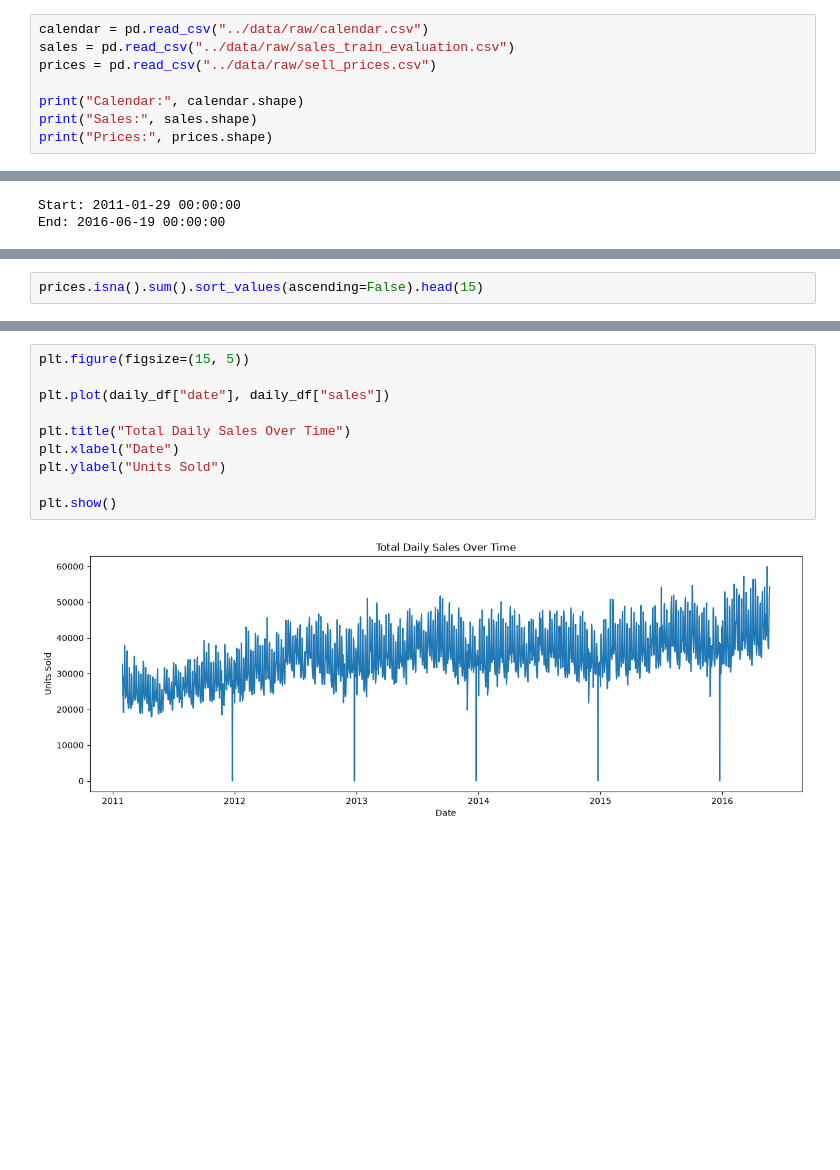
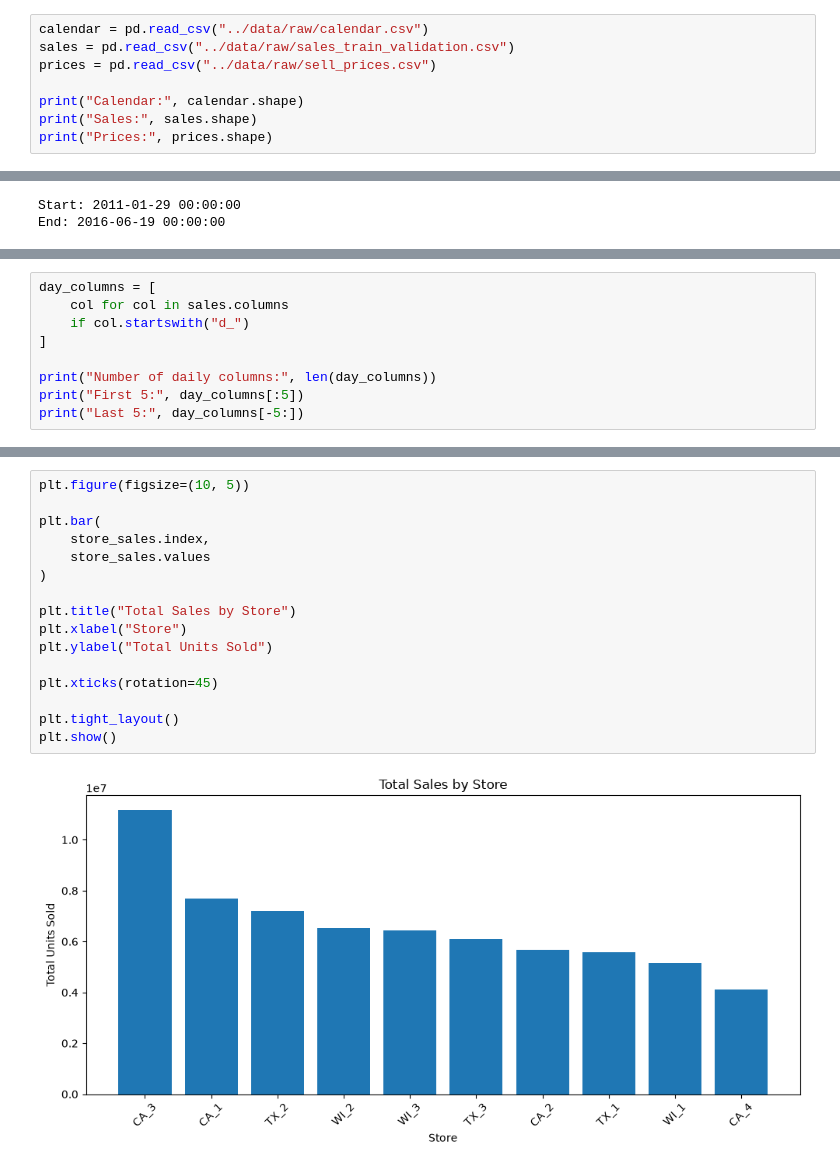
Before and after one commit to nihal-uddin-nu/Retail-Demand-Forecasting-and-Inventory-Analytics, a Jupyter notebook: notebooks/01_data_exploration.ipynb, the cells around one changed output, grey strips where cells are left out. Cells and saved outputs as stored; diff of their text form; blank space fills up the shorter version.

```diff
--- a/notebooks/01_data_exploration.ipynb
+++ b/notebooks/01_data_exploration.ipynb
@@ -6,6 +5,6 @@ import seaborn as sns
 # %%
 calendar = pd.read_csv("../data/raw/calendar.csv")
-sales = pd.read_csv("../data/raw/sales_train_evaluation.csv")
+sales = pd.read_csv("../data/raw/sales_train_validation.csv")
 prices = pd.read_csv("../data/raw/sell_prices.csv")
 
 print("Calendar:", calendar.shape)
@@ -124,3 +142,10 @@ dtype: int64
 # %%
-prices.isna().sum().sort_values(ascending=False).head(15)
+day_columns = [
+    col for col in sales.columns
+    if col.startswith("d_")
+]
+
+print("Number of daily columns:", len(day_columns))
+print("First 5:", day_columns[:5])
+print("Last 5:", day_columns[-5:])
 # %% [output]
@@ -269,13 +270,19 @@ Name: sales, dtype: float64
 # %%
-plt.figure(figsize=(15, 5))
+plt.figure(figsize=(10, 5))
 
-plt.plot(daily_df["date"], daily_df["sales"])
+plt.bar(
+    store_sales.index,
+    store_sales.values
+)
 
-plt.title("Total Daily Sales Over Time")
-plt.xlabel("Date")
-plt.ylabel("Units Sold")
+plt.title("Total Sales by Store")
+plt.xlabel("Store")
+plt.ylabel("Total Units Sold")
 
+plt.xticks(rotation=45)
+
+plt.tight_layout()
 plt.show()
 # %% [output]
-[figure, old version]
+[figure, new version]
 # %%
```
Also changed, not shown: parts of 37 cells of this notebook.
